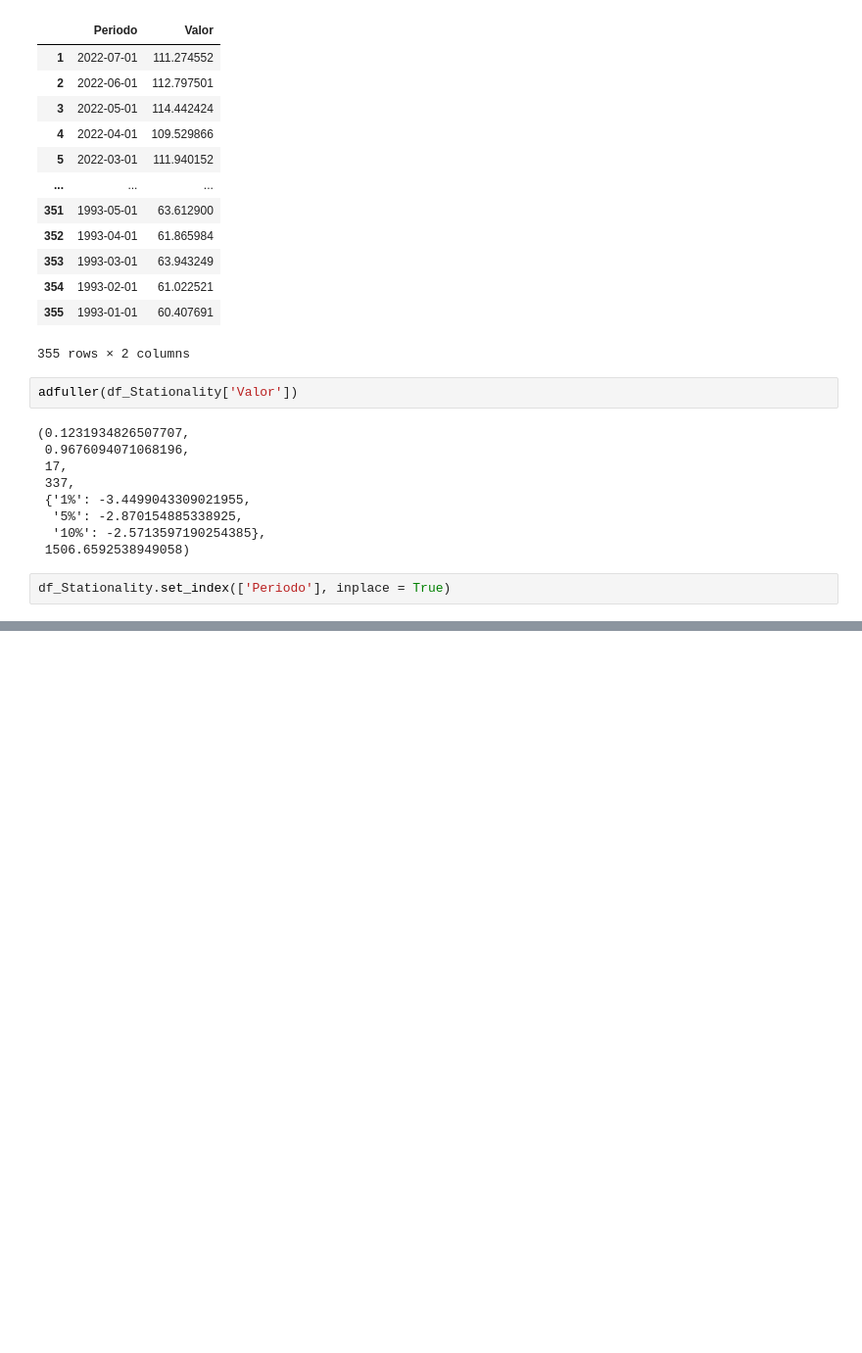
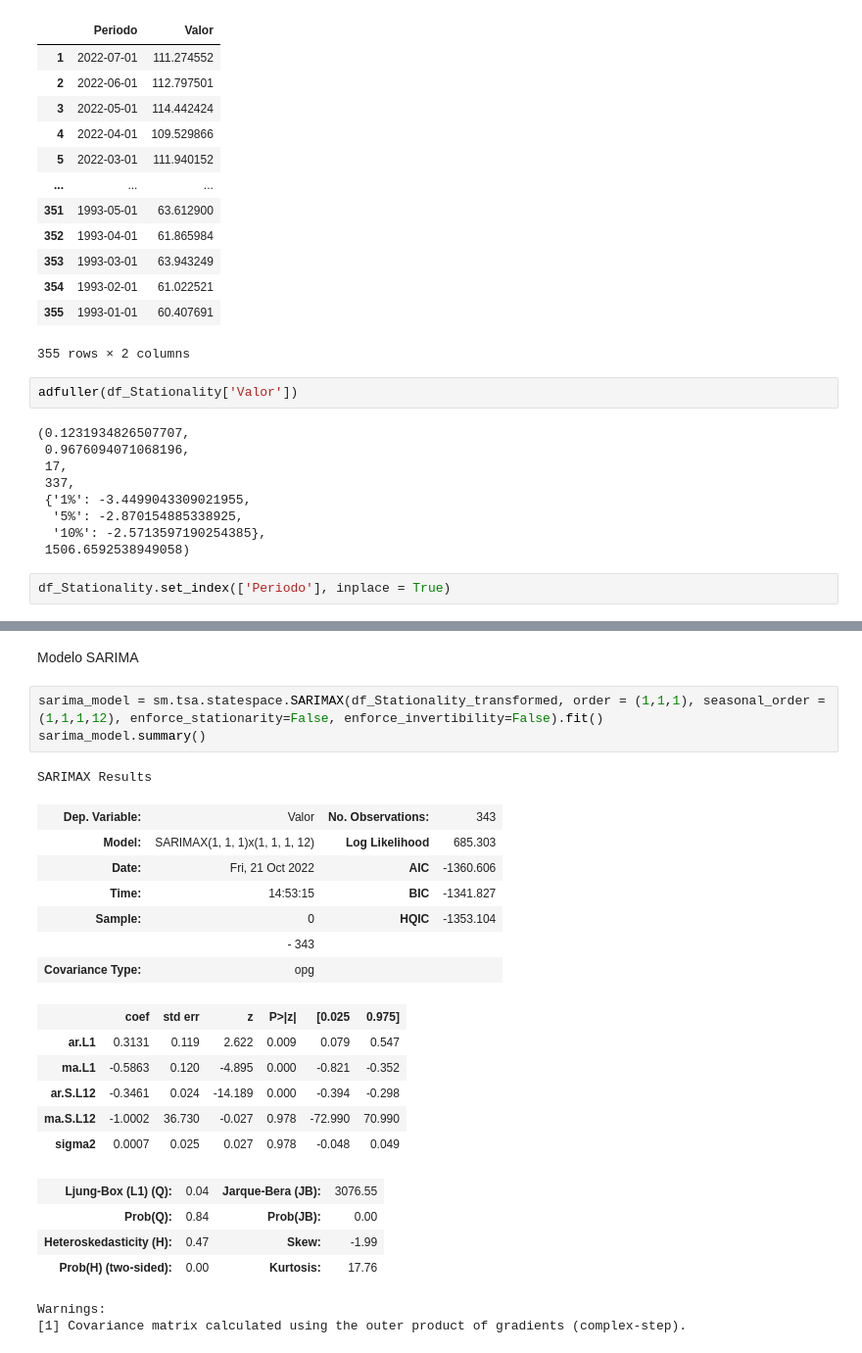
Before and after one commit to alexlohe25/IA_II, a Jupyter notebook: mod_5/arima-sarima.ipynb, the cells around one changed output, grey strips where cells are left out. Shown: that part at 98% size. Cells and saved outputs as stored; diff of their text form; blank space fills up the shorter version.

```diff
--- a/mod_5/arima-sarima.ipynb
+++ b/mod_5/arima-sarima.ipynb
@@ -99,0 +141,26 @@ df_Stationality_transformed.plot(figsize=(10,6))
+# %% [markdown]
+Modelo SARIMA
+# %%
+sarima_model = sm.tsa.statespace.SARIMAX(df_Stationality_transformed, order = (1,1,1), seasonal_order = (1,1,1,12), enforce_stationarity=False, enforce_invertibility=False).fit()
+sarima_model.summary()
+# %% [output]
+SARIMAX Results
+| Dep. Variable: | Valor | No. Observations: | 343 |
+| Model: | SARIMAX(1, 1, 1)x(1, 1, 1, 12) | Log Likelihood | 685.303 |
+| Date: | Fri, 21 Oct 2022 | AIC | -1360.606 |
+| Time: | 14:53:15 | BIC | -1341.827 |
+| Sample: | 0 | HQIC | -1353.104 |
+|  | - 343 |  |  |
+| Covariance Type: | opg |  |  |
+|  | coef | std err | z | P>|z| | [0.025 | 0.975] |
+| ar.L1 | 0.3131 | 0.119 | 2.622 | 0.009 | 0.079 | 0.547 |
+| ma.L1 | -0.5863 | 0.120 | -4.895 | 0.000 | -0.821 | -0.352 |
+| ar.S.L12 | -0.3461 | 0.024 | -14.189 | 0.000 | -0.394 | -0.298 |
+| ma.S.L12 | -1.0002 | 36.730 | -0.027 | 0.978 | -72.990 | 70.990 |
+| sigma2 | 0.0007 | 0.025 | 0.027 | 0.978 | -0.048 | 0.049 |
+| Ljung-Box (L1) (Q): | 0.04 | Jarque-Bera (JB): | 3076.55 |
+| Prob(Q): | 0.84 | Prob(JB): | 0.00 |
+| Heteroskedasticity (H): | 0.47 | Skew: | -1.99 |
+| Prob(H) (two-sided): | 0.00 | Kurtosis: | 17.76 |
+Warnings:
+[1] Covariance matrix calculated using the outer product of gradients (complex-step).
```
Also changed, not shown: parts of 8 cells of this notebook, 1 other file.
